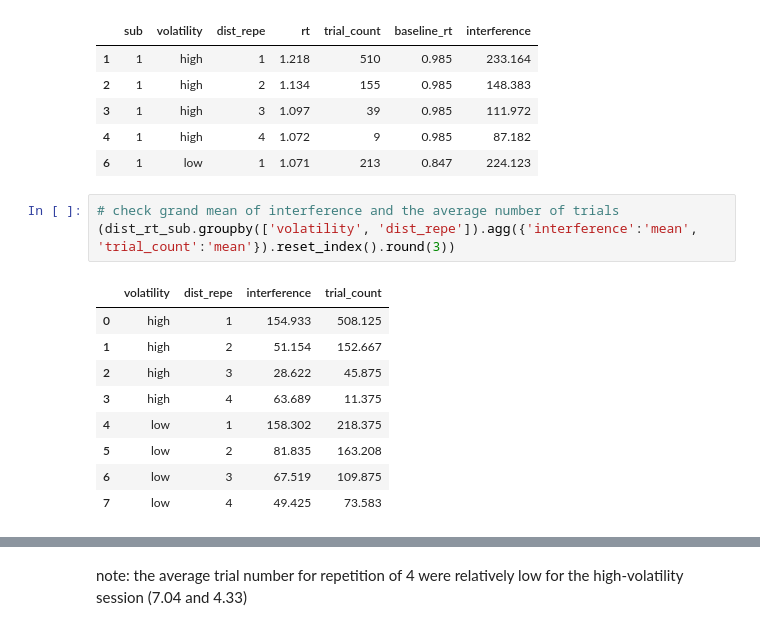
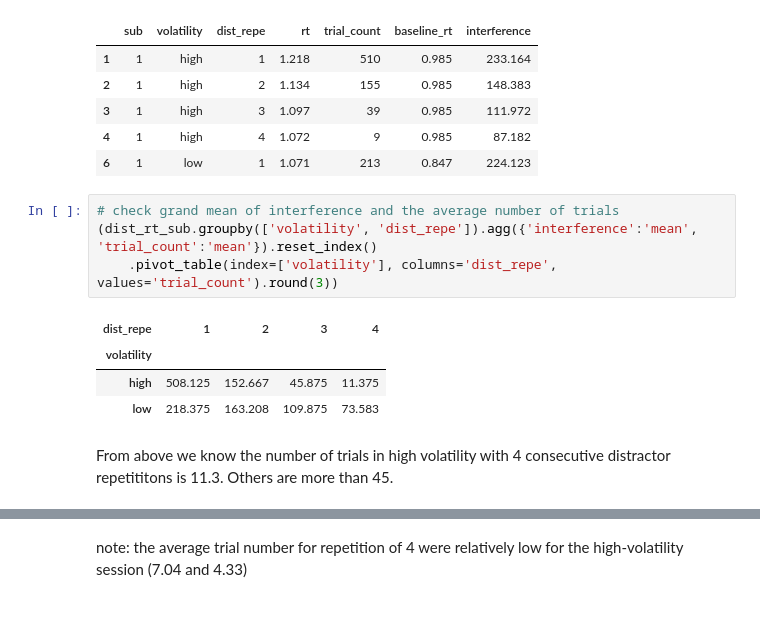
Before and after one commit to msenselab/statistical_learning_with_volatility, a Jupyter notebook: behavior_analysis.ipynb, the cells around one changed output, grey strips where cells are left out. Saved outputs shown, nothing was run; the diff lists cells and outputs as text.

Commit message:
add inter-trial analysis

```diff
--- a/behavior_analysis.ipynb
+++ b/behavior_analysis.ipynb
@@ -418,17 +436,15 @@ dist_rt_sub.head().round(3)
 | 6 | 1 | low | 1 | 1.071 | 213 | 0.847 | 224.123 |
 # %%
 # check grand mean of interference and the average number of trials
-(dist_rt_sub.groupby(['volatility', 'dist_repe']).agg({'interference':'mean', 'trial_count':'mean'}).reset_index().round(3))
+(dist_rt_sub.groupby(['volatility', 'dist_repe']).agg({'interference':'mean', 'trial_count':'mean'}).reset_index()
+    .pivot_table(index=['volatility'], columns='dist_repe', values='trial_count').round(3))
 # %% [output]
-|  | volatility | dist_repe | interference | trial_count |
-| 0 | high | 1 | 154.933 | 508.125 |
-| 1 | high | 2 | 51.154 | 152.667 |
-| 2 | high | 3 | 28.622 | 45.875 |
-| 3 | high | 4 | 63.689 | 11.375 |
-| 4 | low | 1 | 158.302 | 218.375 |
-| 5 | low | 2 | 81.835 | 163.208 |
-| 6 | low | 3 | 67.519 | 109.875 |
-| 7 | low | 4 | 49.425 | 73.583 |
+| dist_repe | 1 | 2 | 3 | 4 |
+| volatility |  |  |  |  |
+| high | 508.125 | 152.667 | 45.875 | 11.375 |
+| low | 218.375 | 163.208 | 109.875 | 73.583 |
+# %% [markdown]
+From above we know the number of trials in high volatility with 4 consecutive distractor repetititons is 11.3. Others are more than 45.
 # %%
 def plot_pcue(ax):
     # visualize the interference effect as a function of dist_repe, separated by volatility, line plot
```
Also changed, not shown: parts of 53 cells of this notebook, 2 other files.
